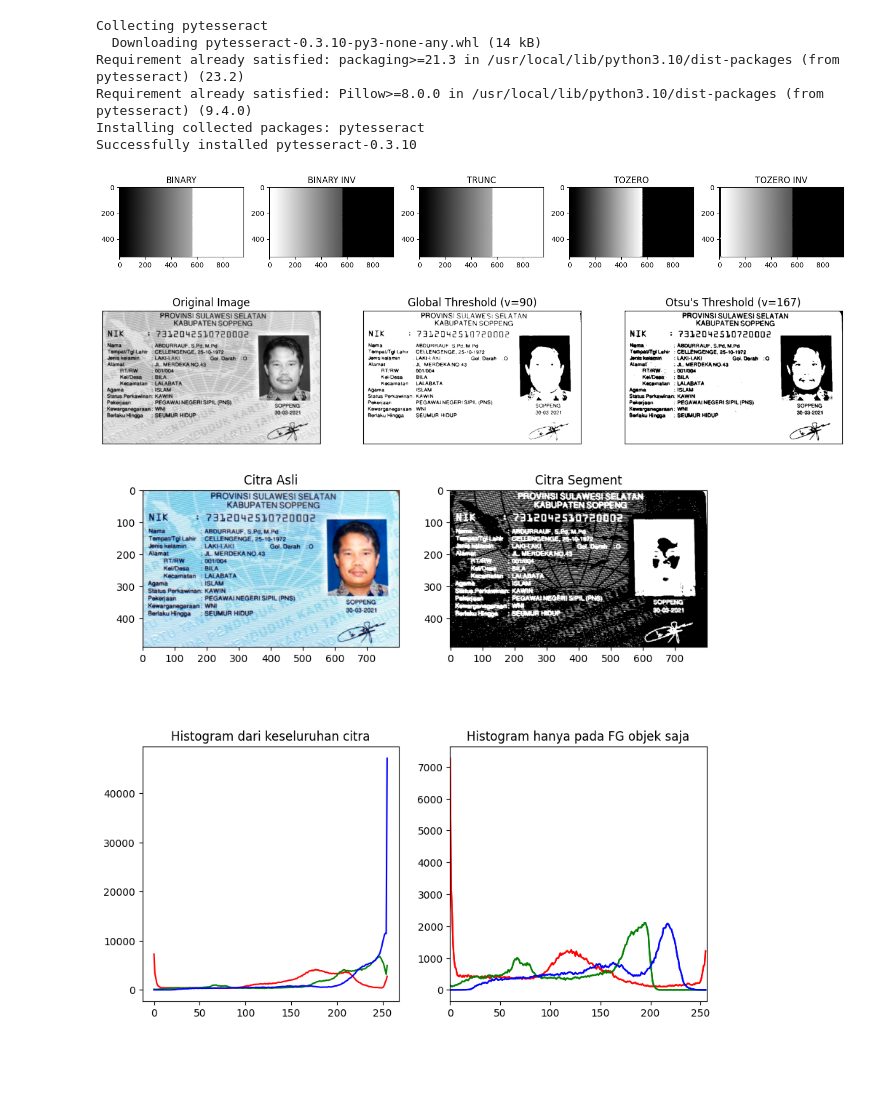
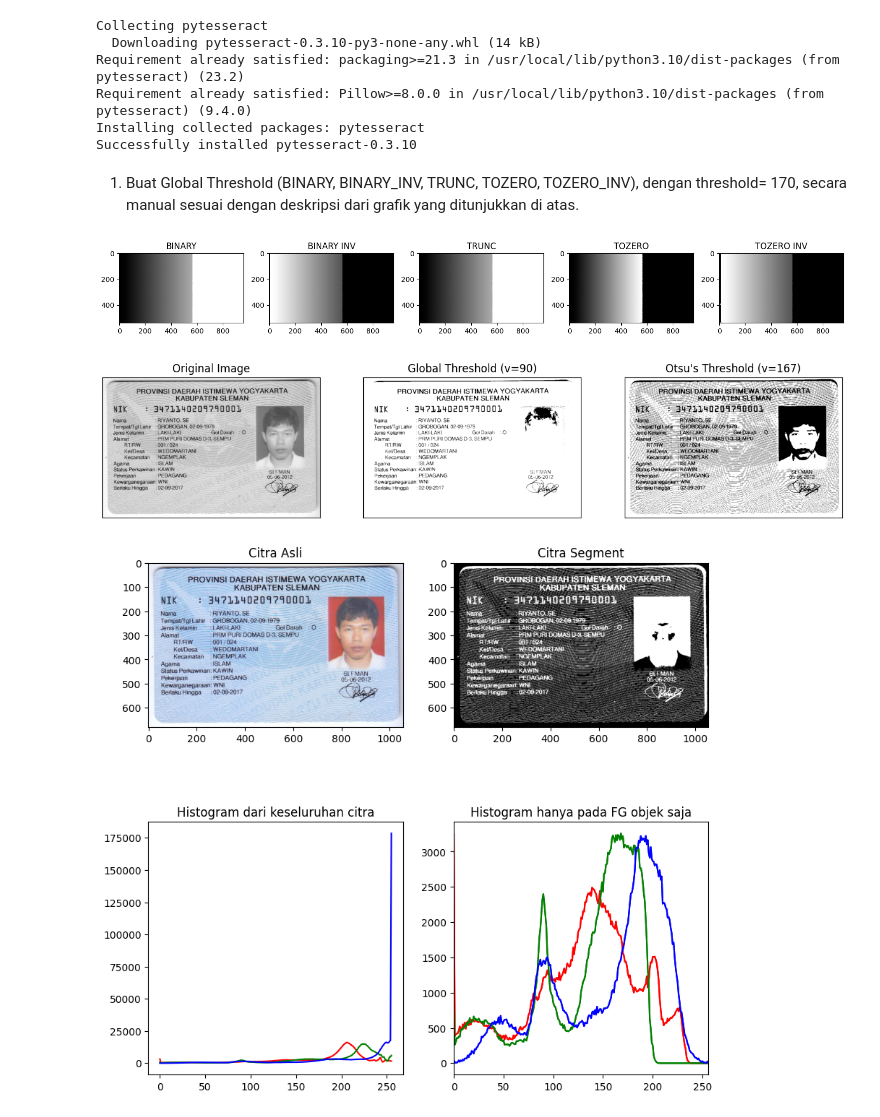
Before and after one commit to Lian2041720257/PVCK_2023, a Jupyter notebook: Week10.ipynb, the cells around one changed output. Saved outputs shown, nothing was run; the diff lists cells and outputs as text; code cells hidden in the pictures; blank space fills up the shorter version.

```diff
--- a/Week10.ipynb
+++ b/Week10.ipynb
@@ -22,6 +22,8 @@ import matplotlib.pyplot as plt
 import pandas as pd
 from PIL import Image
 from google.colab.patches import cv2_imshow
+# %% [markdown]
+1. Buat Global Threshold (BINARY, BINARY_INV, TRUNC, TOZERO, TOZERO_INV), dengan threshold= 170, secara manual sesuai dengan deskripsi dari grafik yang ditunjukkan di atas.
 # %%
 def threshold(image, t):
   # Inisialisasi matriks hasil
@@ -126,37 +128,37 @@ def otsuThresholding(img: np.ndarray) -> np.ndarray:
     return binary
 
 if __name__ == '__main__':
-    filename = '/content/drive/MyDrive/PCVK/KTP.jpeg'
+    filename = '/content/drive/MyDrive/PCVK/KTP_More/ktp.png'
     img = cv2.imread(filename, cv2.IMREAD_GRAYSCALE)
 
     # Global Threshold (v=90)
     global_threshold = 90
     _, global_thresholded = cv2.threshold(img, global_threshold, 255, cv2.THRESH_BINARY)
 
     # Otsu Thresholding
     otsu_thresholded = otsuThresholding(img)
 
     plt.figure(figsize=(15, 5))
     plt.subplot(1, 3, 1)
     plt.imshow(img, 'gray')
     plt.title('Original Image')
     plt.xticks([]), plt.yticks([])
 
     plt.subplot(1, 3, 2)
     plt.imshow(global_thresholded, 'gray')
     plt.title(f'Global Threshold (v={global_threshold})')
     plt.xticks([]), plt.yticks([])
 
     plt.subplot(1, 3, 3)
     plt.imshow(otsu_thresholded, 'gray')
     plt.title("Otsu's Threshold (v=167)")
     plt.xticks([]), plt.yticks([])
 
     plt.show()
 # %% [output]
-[figure, old version]
+[figure, new version]
 # %%
-filename_3 = ('/content/drive/MyDrive/PCVK/KTP.jpeg')
+filename_3 = ('/content/drive/MyDrive/PCVK/KTP_More/ktp.png')
 img_l = cv2.imread(filename_3)
 img_rgb = cv2.cvtColor(img_l,cv2.COLOR_BGR2RGB)
 img_gray = cv2.cvtColor(img_rgb,cv2.COLOR_BGR2GRAY)
@@ -184,6 +186,6 @@ for i,col in enumerate(color):
 
 plt.show()
 # %% [output]
-[figure, old version]
+[figure, new version]
 # %%
 # Load the image
```
Also changed, not shown: parts of 5 cells of this notebook.
